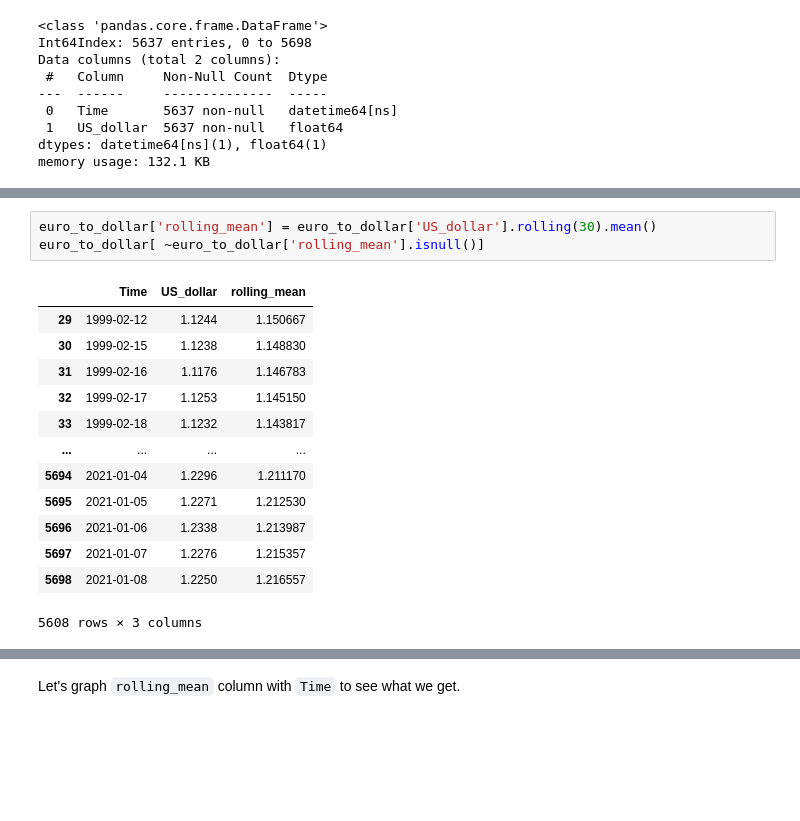
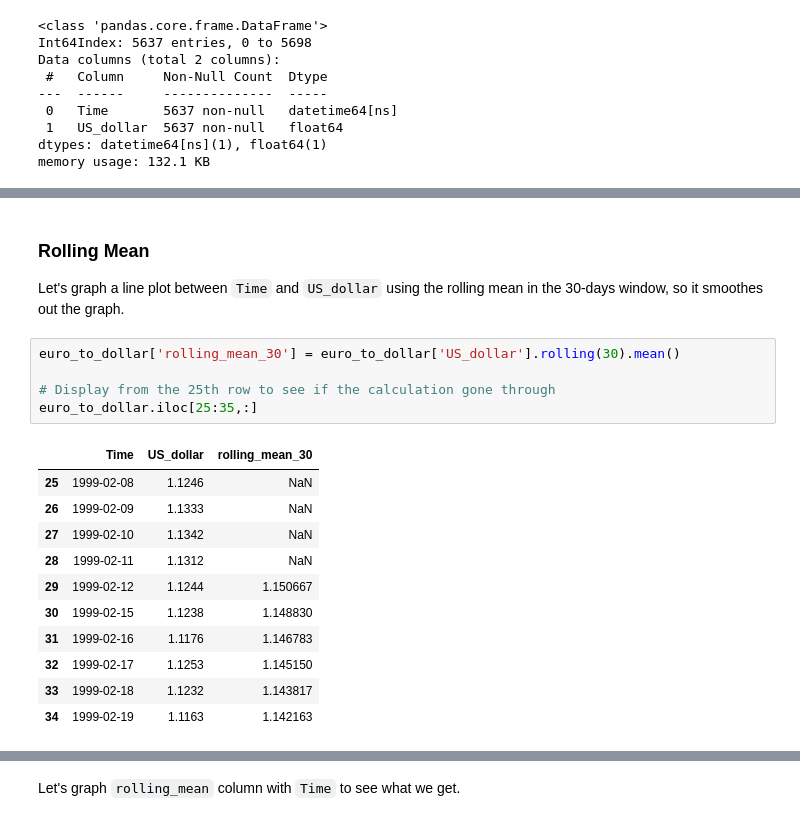
Before and after one commit to bchukt/Storytelling-Data-Visualization-on-Exchange-Rates, a Jupyter notebook: Project.ipynb, the cells around one changed output, grey strips where cells are left out. Saved outputs shown, nothing was run; the diff lists cells and outputs as text; blank space fills up the shorter version.

```diff
--- a/Project.ipynb
+++ b/Project.ipynb
@@ -127,17 +150,20 @@ We can see many small wiggles, meaning there are daily variation in the exchange
-# %%
-euro_to_dollar['rolling_mean'] = euro_to_dollar['US_dollar'].rolling(30).mean()
-euro_to_dollar[ ~euro_to_dollar['rolling_mean'].isnull()]
-# %% [output]
-|  | Time | US_dollar | rolling_mean |
-| 29 | 1999-02-12 | 1.1244 | 1.150667 |
-| 30 | 1999-02-15 | 1.1238 | 1.148830 |
-| 31 | 1999-02-16 | 1.1176 | 1.146783 |
-| 32 | 1999-02-17 | 1.1253 | 1.145150 |
-| 33 | 1999-02-18 | 1.1232 | 1.143817 |
-| ... | ... | ... | ... |
-| 5694 | 2021-01-04 | 1.2296 | 1.211170 |
-| 5695 | 2021-01-05 | 1.2271 | 1.212530 |
-| 5696 | 2021-01-06 | 1.2338 | 1.213987 |
-| 5697 | 2021-01-07 | 1.2276 | 1.215357 |
-| 5698 | 2021-01-08 | 1.2250 | 1.216557 |
-5608 rows × 3 columns
+# %% [markdown]
+### Rolling Mean
+Let's graph a line plot between `Time` and `US_dollar` using the rolling mean in the 30-days window, so it smoothes out the graph.
+# %%
+euro_to_dollar['rolling_mean_30'] = euro_to_dollar['US_dollar'].rolling(30).mean()
+
+# Display from the 25th row to see if the calculation gone through
+euro_to_dollar.iloc[25:35,:]
+# %% [output]
+|  | Time | US_dollar | rolling_mean_30 |
+| 25 | 1999-02-08 | 1.1246 | NaN |
+| 26 | 1999-02-09 | 1.1333 | NaN |
+| 27 | 1999-02-10 | 1.1342 | NaN |
+| 28 | 1999-02-11 | 1.1312 | NaN |
+| 29 | 1999-02-12 | 1.1244 | 1.150667 |
+| 30 | 1999-02-15 | 1.1238 | 1.148830 |
+| 31 | 1999-02-16 | 1.1176 | 1.146783 |
+| 32 | 1999-02-17 | 1.1253 | 1.145150 |
+| 33 | 1999-02-18 | 1.1232 | 1.143817 |
+| 34 | 1999-02-19 | 1.1163 | 1.142163 |
```
Also changed, not shown: parts of 22 cells of this notebook.
